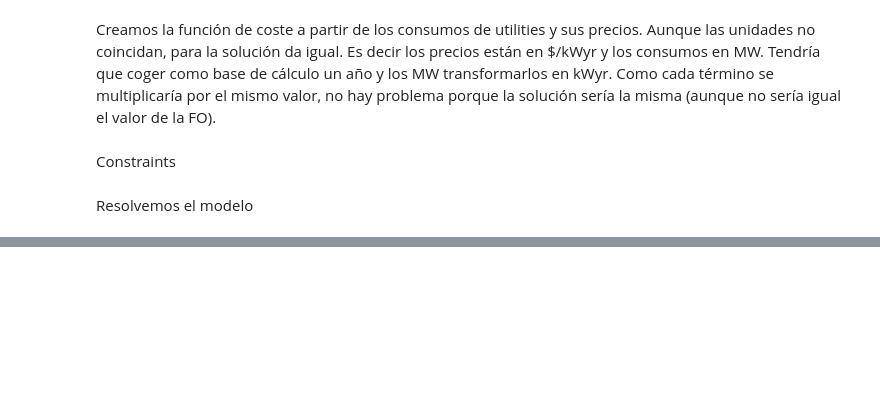
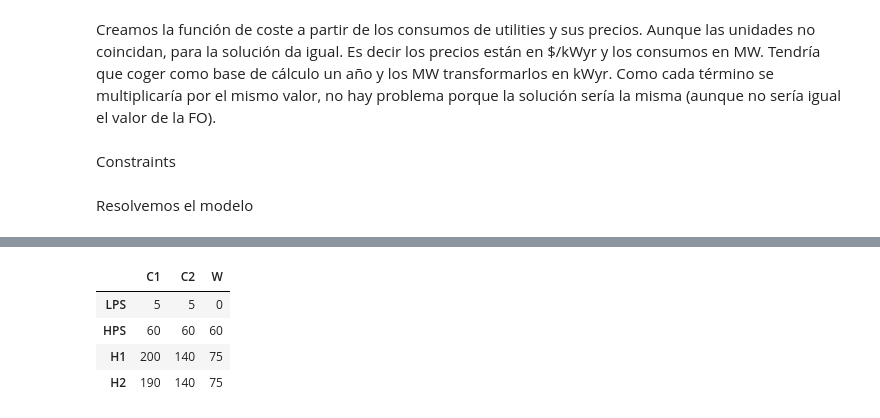
Before and after one commit to ismaeldiazUPM/IntegracionMUIQ, a Jupyter notebook: Ejercicio5 compact.ipynb, the cells around one changed output, grey strips where cells are left out. Saved outputs shown, nothing was run; the diff lists cells and outputs as text; code cells hidden in the pictures; blank space fills up the shorter version.

```diff
--- a/Ejercicio5 compact.ipynb
+++ b/Ejercicio5 compact.ipynb
@@ -82,0 +268,10 @@ print('Cold utility = {0:2.2f}, LP Steam = {1:2.2f}, HP Steam = {2:2.2f}'.format
+# %%
+U = {'C1': [5, 60,200,190], 'C2': [5, 60,140,140], 'W':[0,60,75,75]}
+U_df = pd.DataFrame(U, index=['LPS','HPS', 'H1', 'H2'])
+U_df
+# %% [output]
+|  | C1 | C2 | W |
+| LPS | 5 | 5 | 0 |
+| HPS | 60 | 60 | 60 |
+| H1 | 200 | 140 | 75 |
+| H2 | 190 | 140 | 75 |
```
Also changed, not shown: parts of 17 cells of this notebook, 5 other files.
